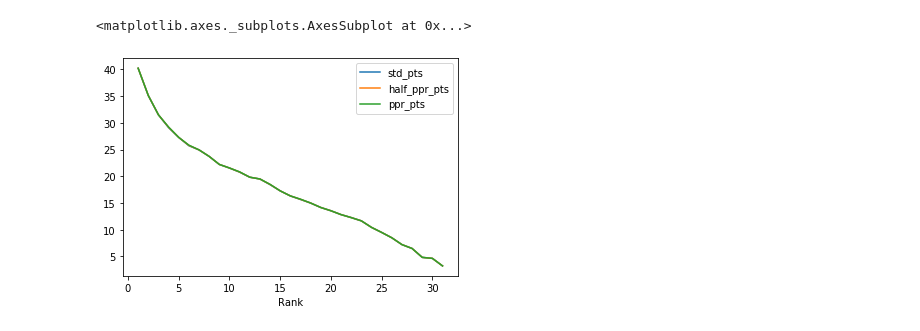
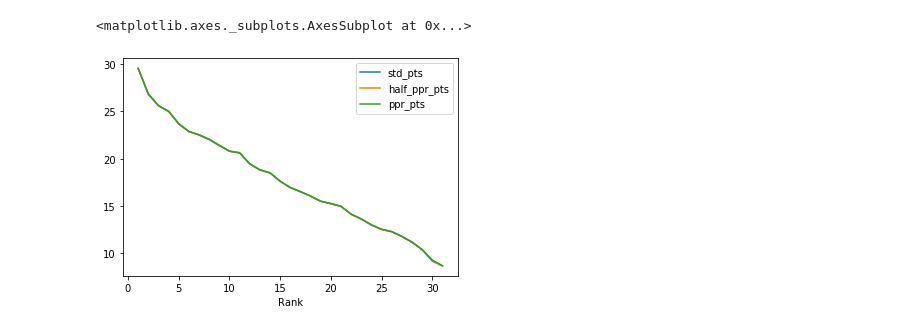
Before and after one commit to Timlee1/FFOptimalLineup, a Jupyter notebook: data/Data Analysis.ipynb, the cells around one changed output. Saved outputs shown, nothing was run; the diff lists cells and outputs as text; code cells hidden in the pictures.

```diff
--- a/data/Data Analysis.ipynb
+++ b/data/Data Analysis.ipynb
@@ -5,15 +5,16 @@ import matplotlib.pyplot as plt
 import seaborn as sns
 # %%
 df = pd.read_csv('weekly_data.csv')
+df_yearly = pd.read_csv('yearly_data.csv')
 # %%
 #QB
-df_qb = df[df['Position'] == 'QB']
-df_qb_pts = df_qb.groupby('Rank').agg(std_pts = ('Standard Pts', np.mean), half_ppr_pts = ('Half PPR Pts', np.mean), ppr_pts = ('PPR Pts', np.mean))
+df_qb = df_yearly[df_yearly['Position'] == 'QB']
+df_qb_pts = df_qb.groupby('Rank').agg(std_pts = ('Average Standard Pts', np.mean), half_ppr_pts = ('Average Half PPR Pts', np.mean), ppr_pts = ('Average PPR Pts', np.mean))
 df_qb_pts = df_qb_pts.iloc[0:31]
 df_qb_pts['Position'] = 'QB'
 df_qb_pts.plot()
 # %% [output]
 <matplotlib.axes._subplots.AxesSubplot at 0x...>
-[figure, old version]
+[figure, new version]
 # %%
 #RB
```
Also changed, not shown: parts of 9 cells of this notebook, 6 other files.
